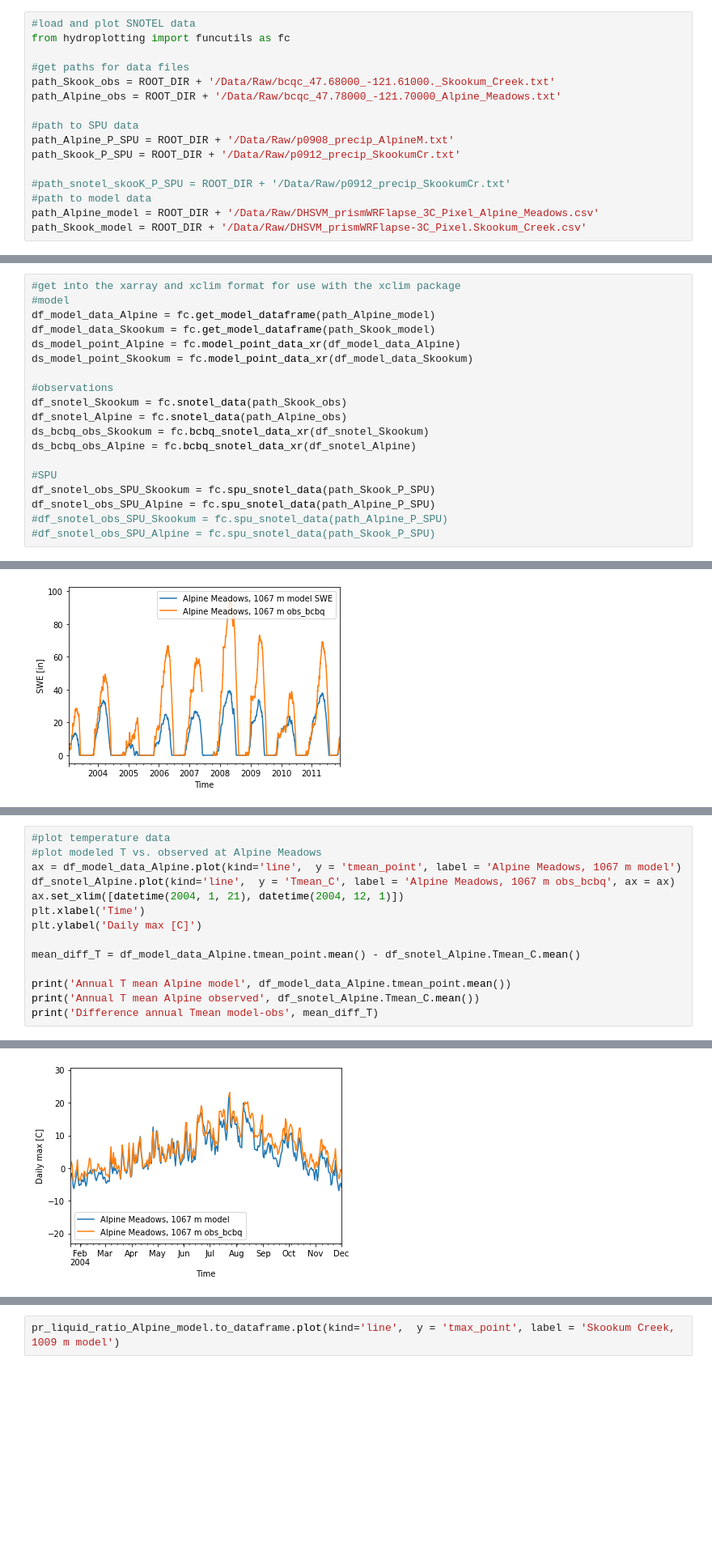
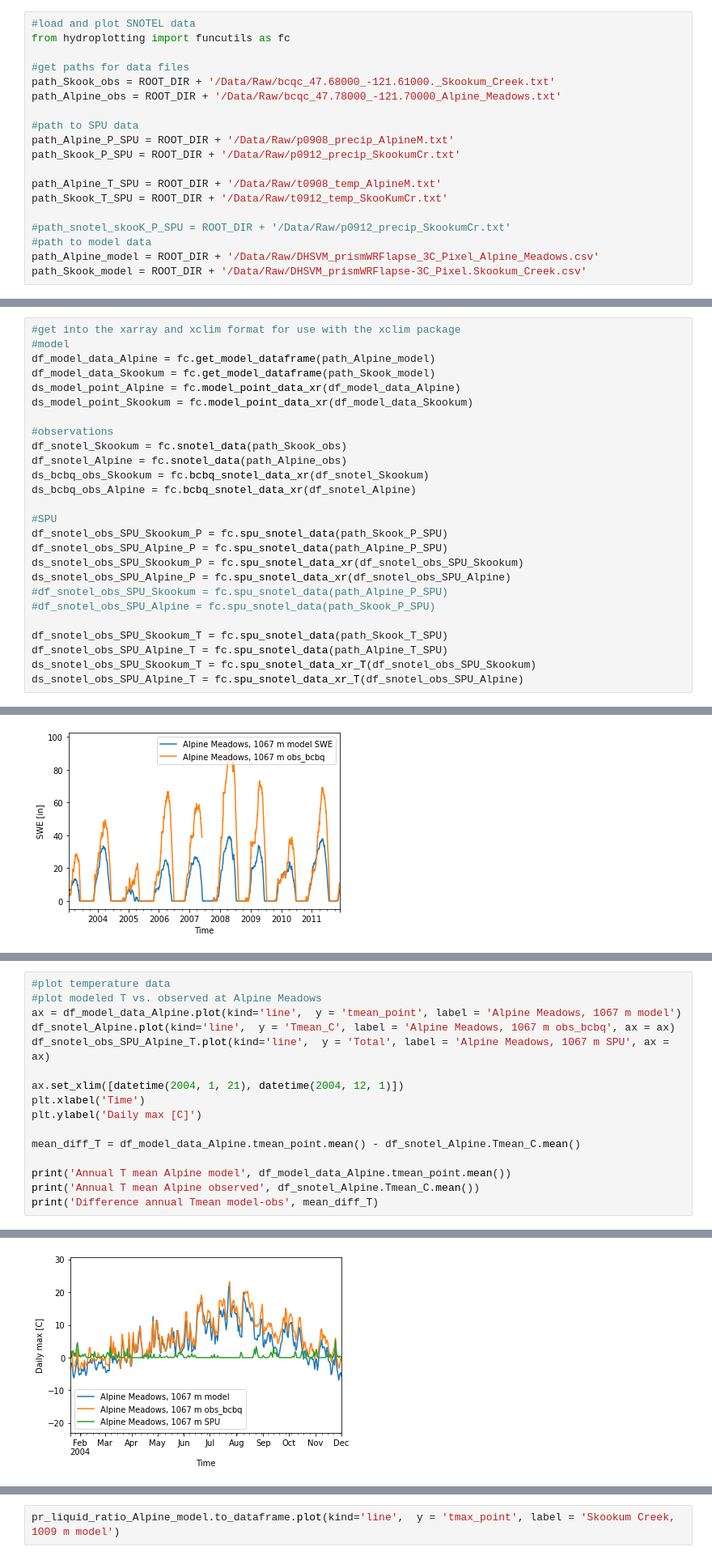
Before and after one commit to NCristea/Snow_SCL, a Jupyter notebook: compare_datasets.ipynb, the cells around one changed output, grey strips where cells are left out. Shown at 81% size. Saved outputs shown, nothing was run; the diff lists cells and outputs as text; blank space fills up the shorter version.

```diff
--- a/compare_datasets.ipynb
+++ b/compare_datasets.ipynb
@@ -30,6 +30,9 @@ path_Alpine_obs = ROOT_DIR + '/Data/Raw/bcqc_47.78000_-121.70000_Alpine_Meadows.
 path_Alpine_P_SPU = ROOT_DIR + '/Data/Raw/p0908_precip_AlpineM.txt'
 path_Skook_P_SPU = ROOT_DIR + '/Data/Raw/p0912_precip_SkookumCr.txt'
 
+path_Alpine_T_SPU = ROOT_DIR + '/Data/Raw/t0908_temp_AlpineM.txt'
+path_Skook_T_SPU = ROOT_DIR + '/Data/Raw/t0912_temp_SkooKumCr.txt'
+
 #path_snotel_skooK_P_SPU = ROOT_DIR + '/Data/Raw/p0912_precip_SkookumCr.txt'
 #path to model data
 path_Alpine_model = ROOT_DIR + '/Data/Raw/DHSVM_prismWRFlapse_3C_Pixel_Alpine_Meadows.csv'
@@ -69,7 +72,14 @@ ds_bcbq_obs_Skookum = fc.bcbq_snotel_data_xr(df_snotel_Skookum)
 ds_bcbq_obs_Alpine = fc.bcbq_snotel_data_xr(df_snotel_Alpine)
 
 #SPU
-df_snotel_obs_SPU_Skookum = fc.spu_snotel_data(path_Skook_P_SPU)
-df_snotel_obs_SPU_Alpine = fc.spu_snotel_data(path_Alpine_P_SPU)
+df_snotel_obs_SPU_Skookum_P = fc.spu_snotel_data(path_Skook_P_SPU)
+df_snotel_obs_SPU_Alpine_P = fc.spu_snotel_data(path_Alpine_P_SPU)
+ds_snotel_obs_SPU_Skookum_P = fc.spu_snotel_data_xr(df_snotel_obs_SPU_Skookum)
+ds_snotel_obs_SPU_Alpine_P = fc.spu_snotel_data_xr(df_snotel_obs_SPU_Alpine)
 #df_snotel_obs_SPU_Skookum = fc.spu_snotel_data(path_Alpine_P_SPU)
 #df_snotel_obs_SPU_Alpine = fc.spu_snotel_data(path_Skook_P_SPU)
+
+df_snotel_obs_SPU_Skookum_T = fc.spu_snotel_data(path_Skook_T_SPU)
+df_snotel_obs_SPU_Alpine_T = fc.spu_snotel_data(path_Alpine_T_SPU)
+ds_snotel_obs_SPU_Skookum_T = fc.spu_snotel_data_xr_T(df_snotel_obs_SPU_Skookum)
+ds_snotel_obs_SPU_Alpine_T = fc.spu_snotel_data_xr_T(df_snotel_obs_SPU_Alpine)
@@ -207,22 +273,24 @@ Text(0, 0.5, 'SWE [in]')
 # %%
 #plot temperature data
 #plot modeled T vs. observed at Alpine Meadows
 ax = df_model_data_Alpine.plot(kind='line',  y = 'tmean_point', label = 'Alpine Meadows, 1067 m model')
 df_snotel_Alpine.plot(kind='line',  y = 'Tmean_C', label = 'Alpine Meadows, 1067 m obs_bcbq', ax = ax)
+df_snotel_obs_SPU_Alpine_T.plot(kind='line',  y = 'Total', label = 'Alpine Meadows, 1067 m SPU', ax = ax)
+
 ax.set_xlim([datetime(2004, 1, 21), datetime(2004, 12, 1)])
 plt.xlabel('Time')
 plt.ylabel('Daily max [C]')
 
 mean_diff_T = df_model_data_Alpine.tmean_point.mean() - df_snotel_Alpine.Tmean_C.mean()
 
 print('Annual T mean Alpine model', df_model_data_Alpine.tmean_point.mean())
 print('Annual T mean Alpine observed', df_snotel_Alpine.Tmean_C.mean())
 print('Difference annual Tmean model-obs', mean_diff_T)
 # %% [output]
 Annual T mean Alpine model 2.39866694997164
 Annual T mean Alpine observed 4.896350872233407
 Difference annual Tmean model-obs -2.4976839222617673
-[figure, old version]
+[figure, new version]
 # %%
 #plot modeled T vs. observed at Skookum Creek
 ax = df_model_data_Skookum.plot(kind='line',  y = 'tmean_point', label = 'Skookum Creek, 1009 m model')
```
Also changed, not shown: parts of 7 cells of this notebook, 1 other file.
